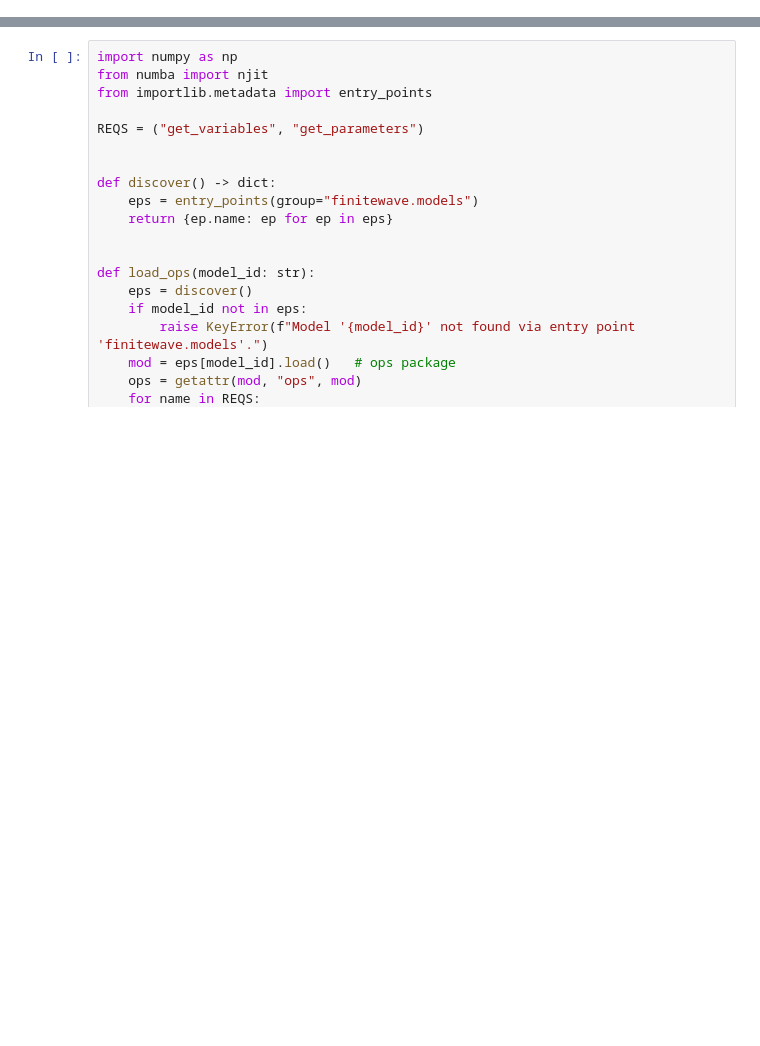
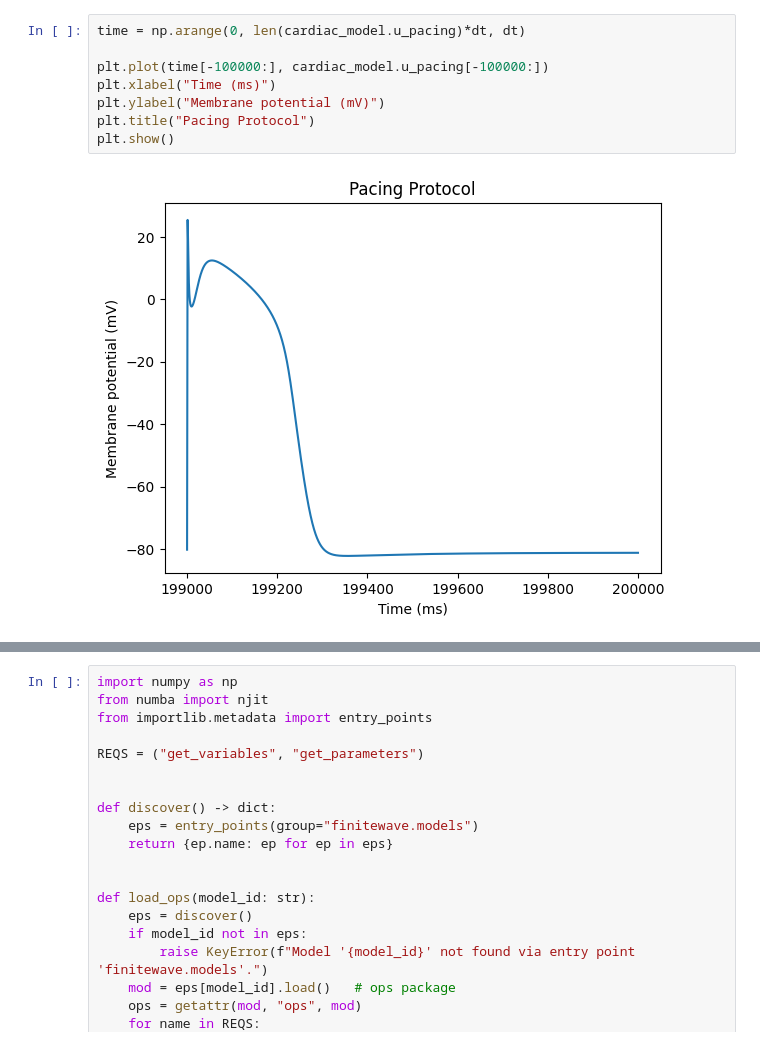
Before and after one commit to finitewave/Finitewave, a Jupyter notebook: Tutorials/Prepacing.ipynb, the cells around one changed output, grey strips where cells are left out. Saved outputs shown, nothing was run; the diff lists cells and outputs as text; blank space fills up the shorter version.

Commit message:
Add prepacing method and fix courtemanche model

```diff
--- a/Tutorials/Prepacing.ipynb
+++ b/Tutorials/Prepacing.ipynb
@@ -55,0 +56,10 @@ SystemError: CPUDispatcher(<function forward_euler_numba at 0x...>) returned a r
+# %%
+time = np.arange(0, len(cardiac_model.u_pacing)*dt, dt)
+
+plt.plot(time[-100000:], cardiac_model.u_pacing[-100000:])
+plt.xlabel("Time (ms)")
+plt.ylabel("Membrane potential (mV)")
+plt.title("Pacing Protocol")
+plt.show()
+# %% [output]
+[figure, added]
```
Also changed, not shown: parts of 3 cells of this notebook, 3 other files.
